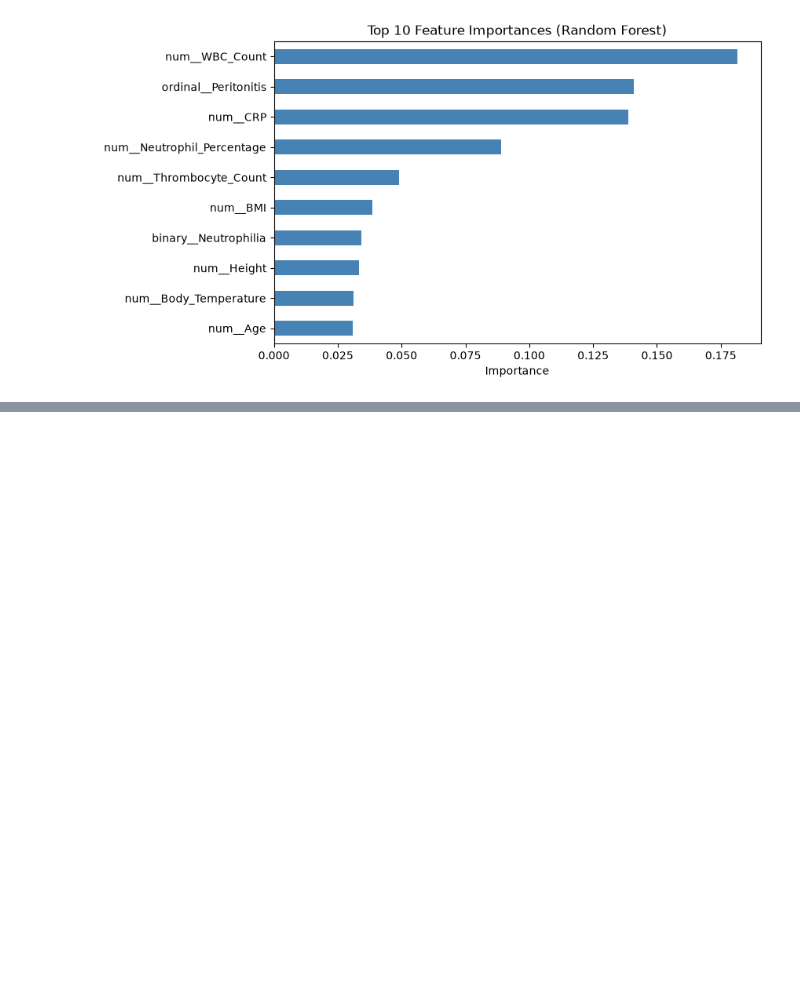
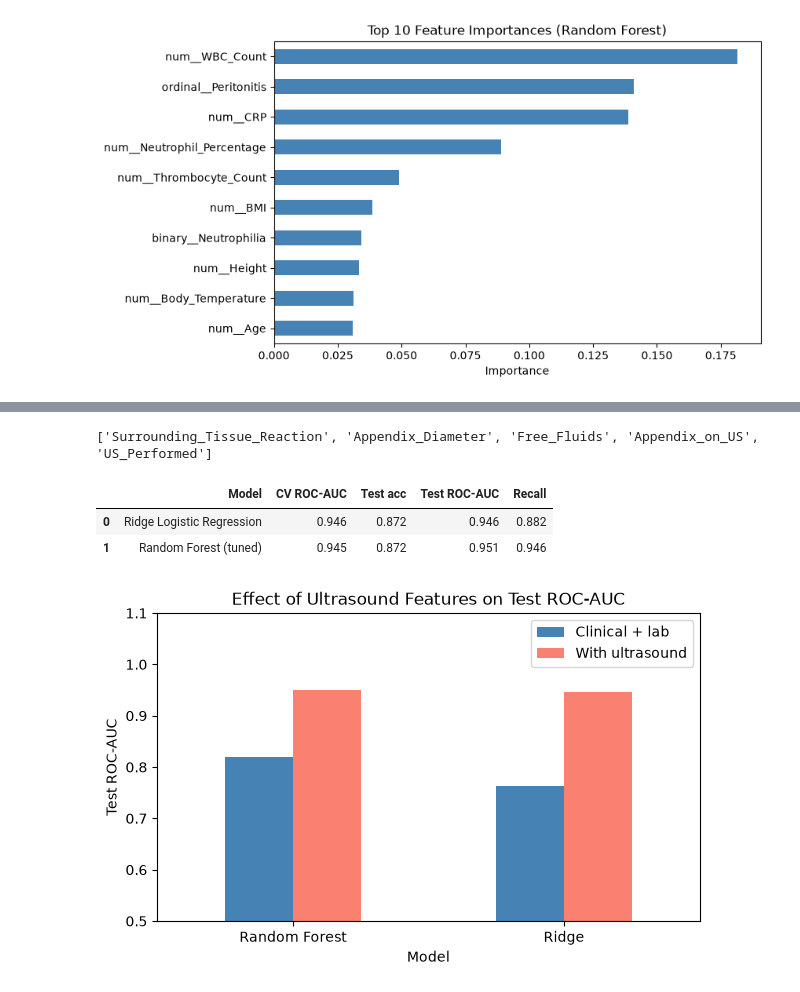
Before and after one commit to Mil9nn/pediatric-appendicitis, a Jupyter notebook: main.ipynb, the cells around one changed output, grey strips where cells are left out. Cells and saved outputs as stored; diff of their text form; code cells hidden in the pictures; blank space fills up the shorter version.

```diff
--- a/main.ipynb
+++ b/main.ipynb
@@ -730,0 +820,10 @@ dtype: float64
+# %%
+# US_Number looks like a record id, not a clinical measurement, so remove it
+keep_usd = [c for c in keep_usd if c != "US_Number"]
+
+# column groups for the model that also uses ultrasound
+us_binary_cols = ["Surrounding_Tissue_Reaction", "Free_Fluids", "Appendix_on_US", "US_Performed"]
+us_num_cols = ["Appendix_Diameter"]
+print(keep_usd)
+# %% [output]
+['Surrounding_Tissue_Reaction', 'Appendix_Diameter', 'Free_Fluids', 'Appendix_on_US', 'US_Performed']
@@ -730,0 +852,38 @@ dtype: float64
+# %%
+from sklearn.base import clone
+from sklearn.metrics import recall_score
+
+# same tuned models as before, but fed by the preprocessor that includes ultrasound
+us_models = {
+    "Ridge Logistic Regression": Pipeline([("prep", preprocessor_us), ("model", clone(best_lr.named_steps["model"]))]),
+    "Random Forest (tuned)": Pipeline([("prep", preprocessor_us), ("model", clone(best_rf.named_steps["model"]))]),
+}
+
+# cross-validated ROC-AUC on train, then test accuracy, ROC-AUC and appendicitis recall
+rows = []
+for name, model in us_models.items():
+    cv_auc = cross_val_score(model, X_train_us, y_train, cv=cv, scoring="roc_auc").mean()
+    model.fit(X_train_us, y_train)
+    pred = model.predict(X_test_us)
+    prob = model.predict_proba(X_test_us)[:, 1]
+    rows.append([name, round(cv_auc, 3), round((pred == y_test).mean(), 3),
+                 round(roc_auc_score(y_test, prob), 3), round(recall_score(y_test, pred), 3)])
+
+# results table for the version WITH ultrasound
+pd.DataFrame(rows, columns=["Model", "CV ROC-AUC", "Test acc", "Test ROC-AUC", "Recall"])
+# %% [output]
+|  | Model | CV ROC-AUC | Test acc | Test ROC-AUC | Recall |
+| 0 | Ridge Logistic Regression | 0.946 | 0.872 | 0.946 | 0.882 |
+| 1 | Random Forest (tuned) | 0.945 | 0.872 | 0.951 | 0.946 |
+# %%
+# same grouped bar chart, with extra space at the top so the legend does not cover a bar
+comparison.pivot(index="Model", columns="Features", values="Test ROC-AUC").plot(
+    kind="bar", color=["steelblue", "salmon"], figsize=(7, 4))
+plt.title("Effect of Ultrasound Features on Test ROC-AUC")
+plt.ylabel("Test ROC-AUC")
+plt.ylim(0.5, 1.1)
+plt.xticks(rotation=0)
+plt.legend(loc="upper right")
+plt.show()
+# %% [output]
+[figure, added]
```
Also changed, not shown: parts of 6 cells of this notebook, 1 other file.
